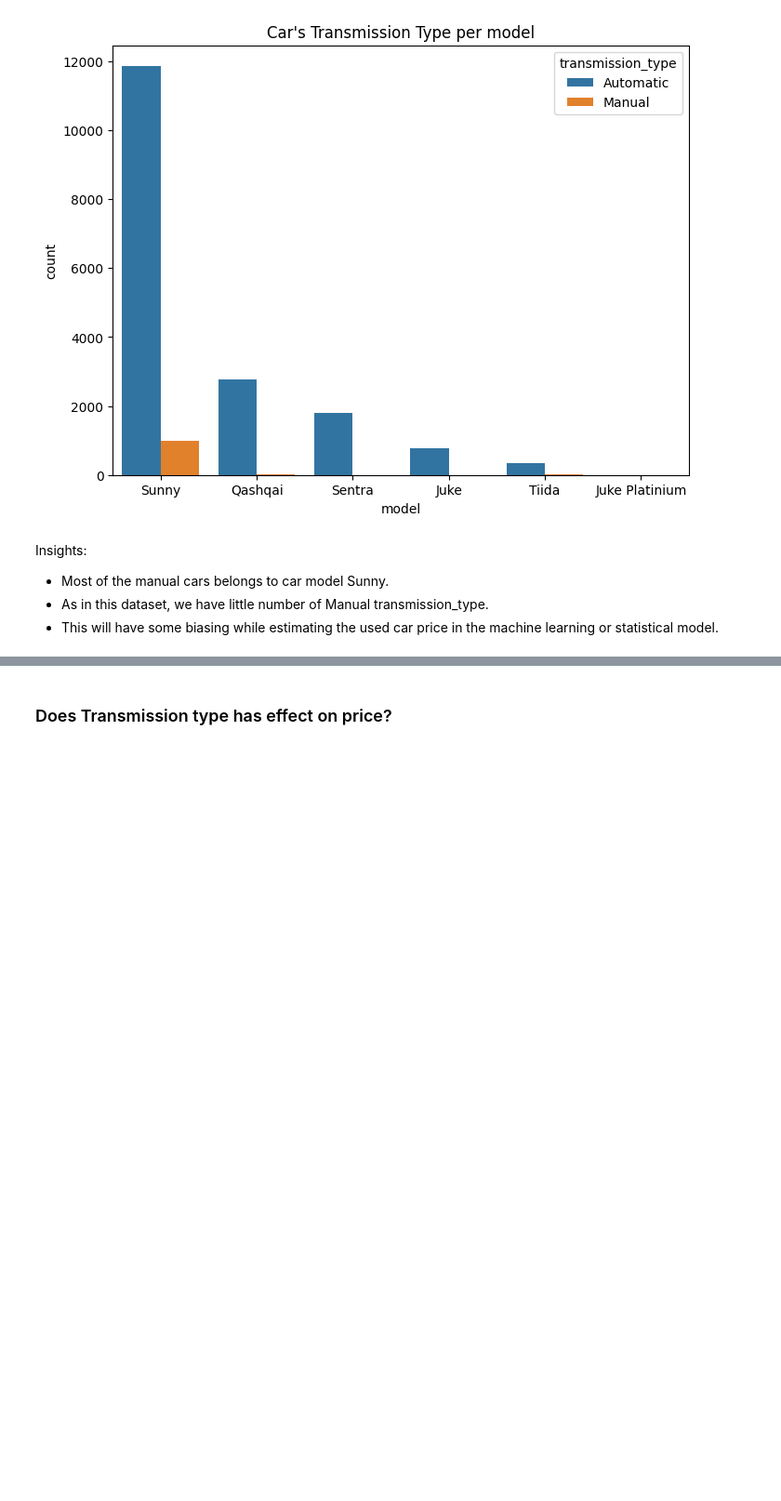
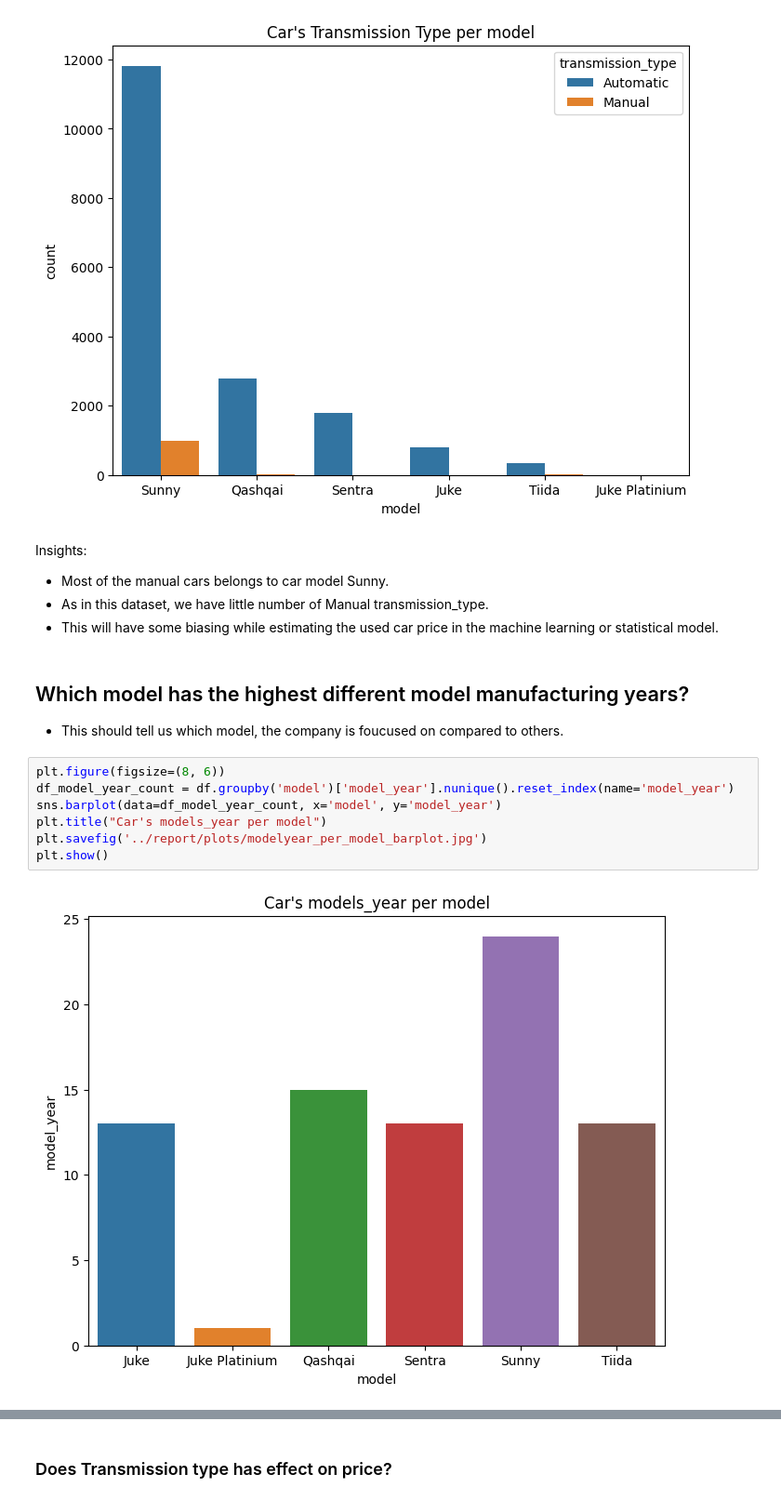
Before and after one commit to AhmedYousriSobhi/used_cars_price_estimation, a Jupyter notebook: nb_workspace/data_eda.ipynb, the cells around one changed output, grey strips where cells are left out. Shown at 93% size. Drawn from its saved outputs; the diff is of its cells as text; blank space fills up the shorter version.

Commit message:
Finish data eda

```diff
--- a/nb_workspace/data_eda.ipynb
+++ b/nb_workspace/data_eda.ipynb
@@ -258,3 +259,15 @@ Insights:
 - Most of the manual cars belongs to car model Sunny.
 - As in this dataset, we have little number of Manual transmission_type.
 - This will have some biasing while estimating the used car price in the machine learning or statistical model.
+# %% [markdown]
+## Which model has the highest different model manufacturing years?
+- This should tell us which model, the company is foucused on compared to others.
+# %%
+plt.figure(figsize=(8, 6))
+df_model_year_count = df.groupby('model')['model_year'].nunique().reset_index(name='model_year')
+sns.barplot(data=df_model_year_count, x='model', y='model_year')
+plt.title("Car's models_year per model")
+plt.savefig('../report/plots/modelyear_per_model_barplot.jpg')
+plt.show()
+# %% [output]
+[figure, added]
```
Also changed, not shown: parts of 30 cells of this notebook, 4 other files.
